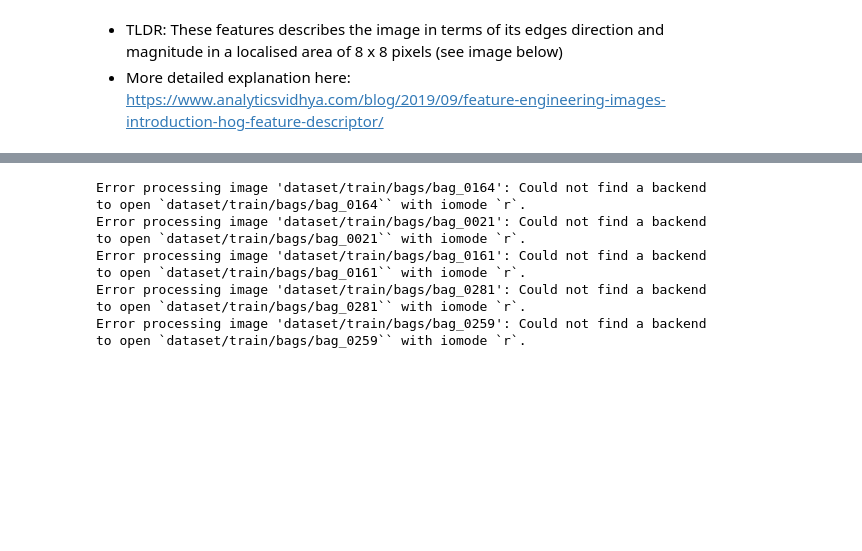
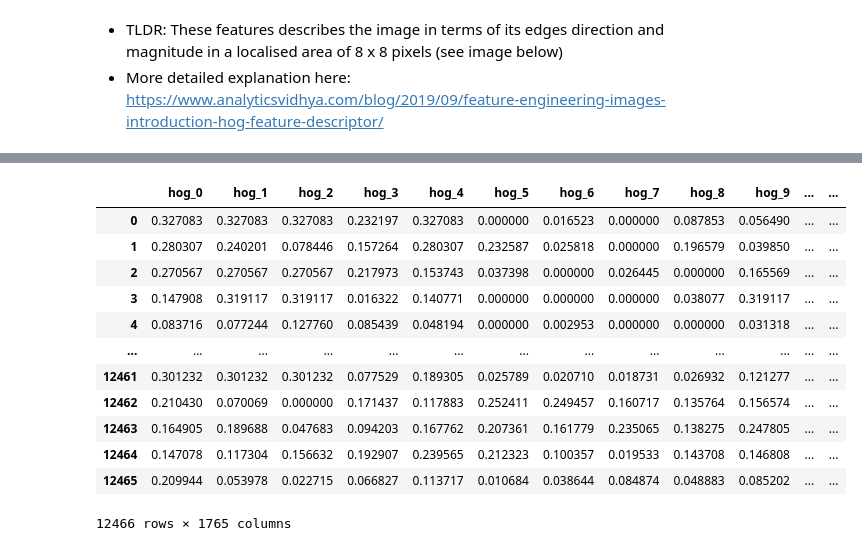
Before and after one commit to jarylongsq/IS4242-project, a Jupyter notebook: feature_engineering.ipynb, the cells around one changed output, grey strips where cells are left out. Drawn from its saved outputs; the diff is of its cells as text; code cells hidden in the pictures; blank space fills up the shorter version.

```diff
--- a/feature_engineering.ipynb
+++ b/feature_engineering.ipynb
@@ -64,17 +70,23 @@ for data_path in data_paths:
             img_path = os.path.join(cat_path, filename)
 
             try:
-                img = imread(img_path)
+                img = Image.open(img_path)
             except Exception as e:
                 print(f"Error processing image '{img_path}': {e}")
                 continue
 
             #resize image
-            resized_img = resize(img, (128,64))
+            img = img.resize((64, 64))
+
+            # Convert to black and white
+            img = img.convert("L")
+
+            # Normalize pixel values (0 to 1)
+            img = np.array(img) / 255.0
 
             #generating HOG features
-            fd = hog(resized_img, orientations=9, pixels_per_cell=(8, 8),
-            cells_per_block=(2, 2), visualize=False, channel_axis=-1)
+            fd = hog(img, orientations=9, pixels_per_cell=(8, 8),
+            cells_per_block=(2, 2), visualize=False)
 
             if "train" in data_path:
                 X_data_train.append(fd)
@@ -104,9 +116,19 @@ with open("preprocessed_data/hog_train_df.pkl", "wb") as f:
 
 with open("preprocessed_data/hog_test_df.pkl", "wb") as f:
     pickle.dump(test_df, f)
-# %% [output]
-Error processing image 'dataset/train/bags/bag_0164': Could not find a backend to open `dataset/train/bags/bag_0164`` with iomode `r`.
-Error processing image 'dataset/train/bags/bag_0021': Could not find a backend to open `dataset/train/bags/bag_0021`` with iomode `r`.
-Error processing image 'dataset/train/bags/bag_0161': Could not find a backend to open `dataset/train/bags/bag_0161`` with iomode `r`.
-Error processing image 'dataset/train/bags/bag_0281': Could not find a backend to open `dataset/train/bags/bag_0281`` with iomode `r`.
-Error processing image 'dataset/train/bags/bag_0259': Could not find a backend to open `dataset/train/bags/bag_0259`` with iomode `r`.
+# %%
+train_df
+# %% [output]
+|  | hog_0 | hog_1 | hog_2 | hog_3 | hog_4 | hog_5 | hog_6 | hog_7 | hog_8 | hog_9 | ... | ... |
+| 0 | 0.327083 | 0.327083 | 0.327083 | 0.232197 | 0.327083 | 0.000000 | 0.016523 | 0.000000 | 0.087853 | 0.056490 | ... | ... |
+| 1 | 0.280307 | 0.240201 | 0.078446 | 0.157264 | 0.280307 | 0.232587 | 0.025818 | 0.000000 | 0.196579 | 0.039850 | ... | ... |
+| 2 | 0.270567 | 0.270567 | 0.270567 | 0.217973 | 0.153743 | 0.037398 | 0.000000 | 0.026445 | 0.000000 | 0.165569 | ... | ... |
+| 3 | 0.147908 | 0.319117 | 0.319117 | 0.016322 | 0.140771 | 0.000000 | 0.000000 | 0.000000 | 0.038077 | 0.319117 | ... | ... |
+| 4 | 0.083716 | 0.077244 | 0.127760 | 0.085439 | 0.048194 | 0.000000 | 0.002953 | 0.000000 | 0.000000 | 0.031318 | ... | ... |
+| ... | ... | ... | ... | ... | ... | ... | ... | ... | ... | ... | ... | ... |
+| 12461 | 0.301232 | 0.301232 | 0.301232 | 0.077529 | 0.189305 | 0.025789 | 0.020710 | 0.018731 | 0.026932 | 0.121277 | ... | ... |
+| 12462 | 0.210430 | 0.070069 | 0.000000 | 0.171437 | 0.117883 | 0.252411 | 0.249457 | 0.160717 | 0.135764 | 0.156574 | ... | ... |
+| 12463 | 0.164905 | 0.189688 | 0.047683 | 0.094203 | 0.167762 | 0.207361 | 0.161779 | 0.235065 | 0.138275 | 0.247805 | ... | ... |
+| 12464 | 0.147078 | 0.117304 | 0.156632 | 0.192907 | 0.239565 | 0.212323 | 0.100357 | 0.019533 | 0.143708 | 0.146808 | ... | ... |
+| 12465 | 0.209944 | 0.053978 | 0.022715 | 0.066827 | 0.113717 | 0.010684 | 0.038644 | 0.084874 | 0.048883 | 0.085202 | ... | ... |
+12466 rows × 1765 columns
```
Also changed, not shown: parts of 3 cells of this notebook, 1 other file.
